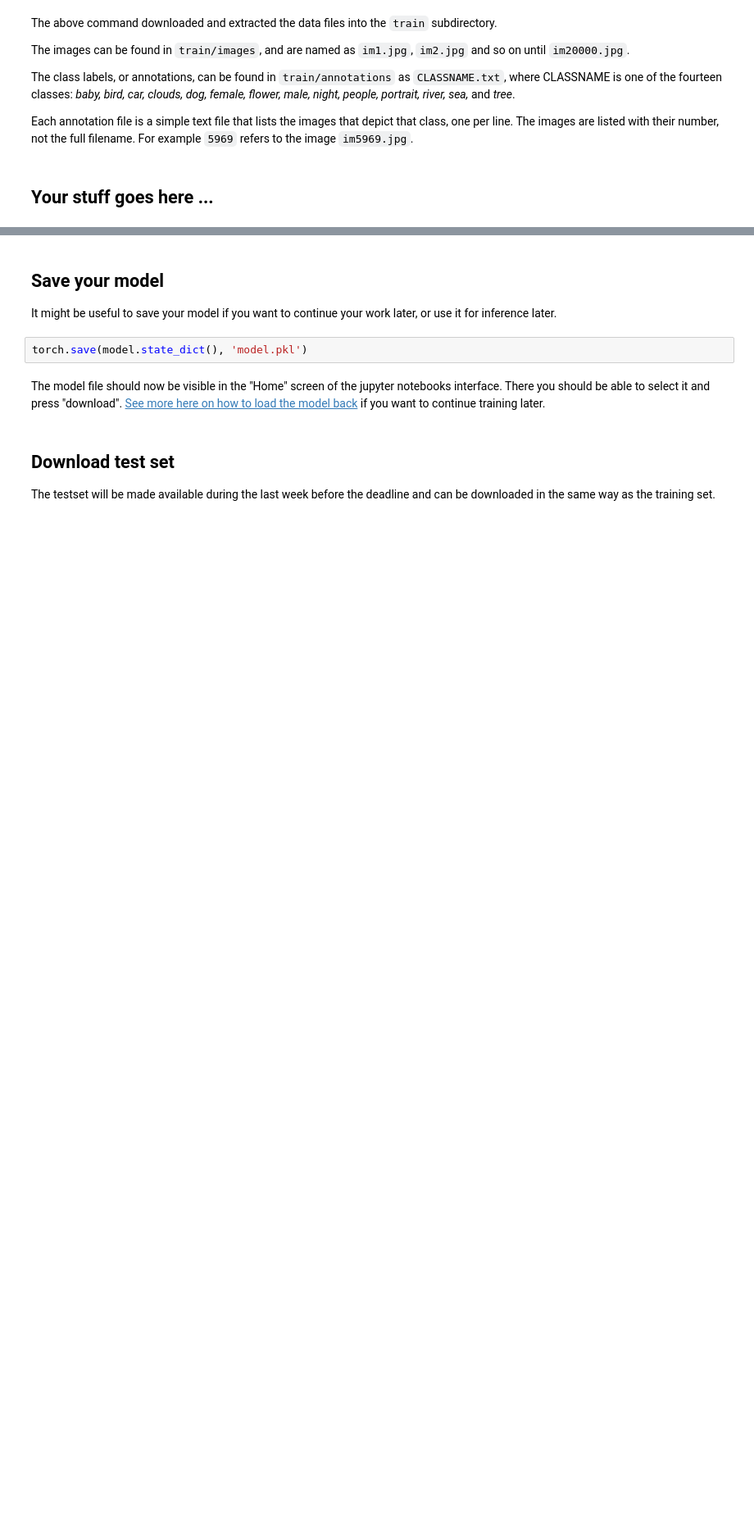
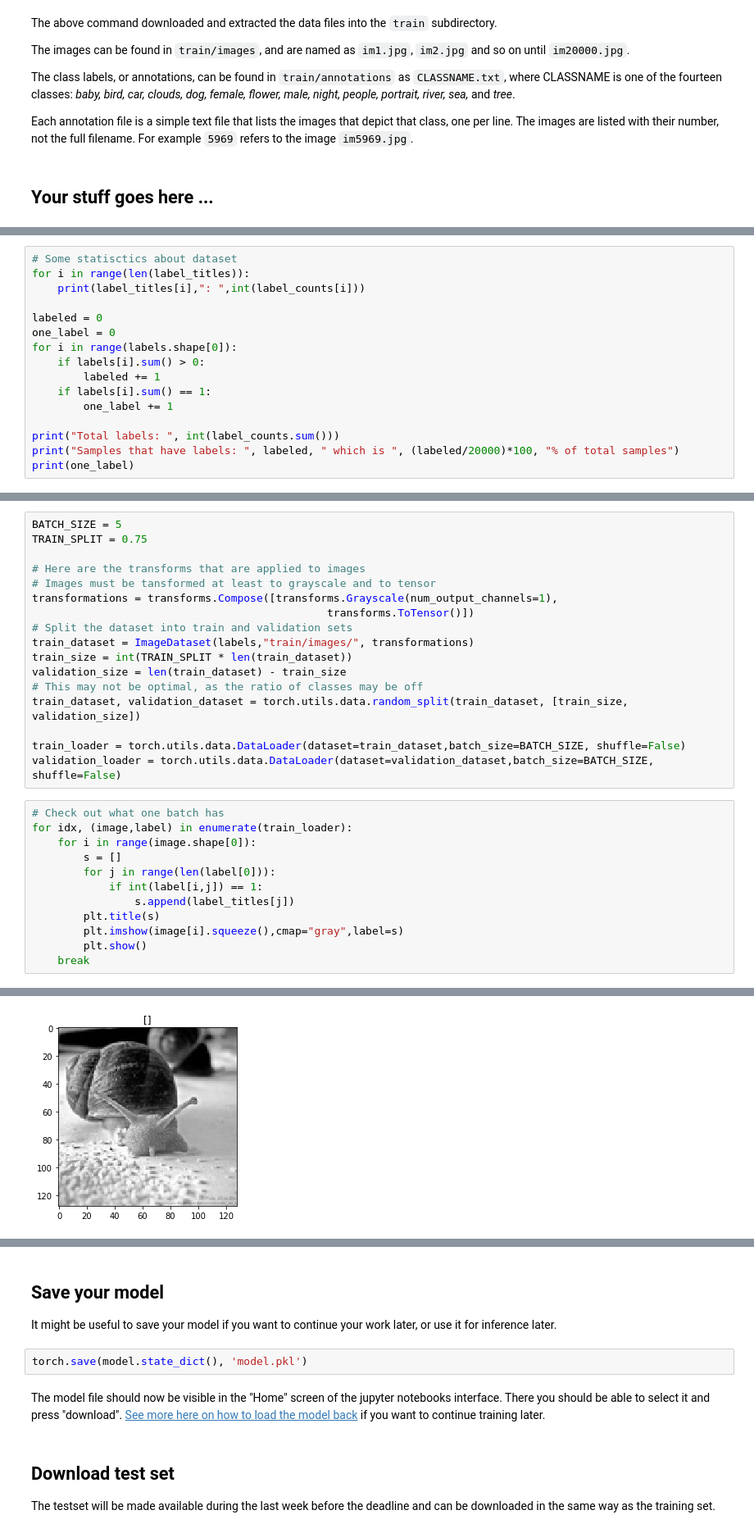
Before and after one commit to FeisEater/deePIE-project, a Jupyter notebook: image_project.ipynb, the cells around one changed output, grey strips where cells are left out. Shown at 82% size. Drawn from its saved outputs; the diff is of its cells as text; blank space fills up the shorter version.

Commit message:
Looking at the data and basic dataset creation implemented

```diff
--- a/image_project.ipynb
+++ b/image_project.ipynb
@@ -53,0 +86,16 @@ Each annotation file is a simple text file that lists the images that depict tha
+# %%
+# Some statisctics about dataset
+for i in range(len(label_titles)):
+    print(label_titles[i],": ",int(label_counts[i]))
+
+labeled = 0
+one_label = 0
+for i in range(labels.shape[0]):
+    if labels[i].sum() > 0:
+        labeled += 1
+    if labels[i].sum() == 1:
+        one_label += 1
+
+print("Total labels: ", int(label_counts.sum()))
+print("Samples that have labels: ", labeled, " which is ", (labeled/20000)*100, "% of total samples")
+print(one_label)
@@ -53,0 +140,30 @@ Each annotation file is a simple text file that lists the images that depict tha
+# %%
+BATCH_SIZE = 5
+TRAIN_SPLIT = 0.75
+
+# Here are the transforms that are applied to images
+# Images must be tansformed at least to grayscale and to tensor
+transformations = transforms.Compose([transforms.Grayscale(num_output_channels=1),
+                                              transforms.ToTensor()])
+# Split the dataset into train and validation sets
+train_dataset = ImageDataset(labels,"train/images/", transformations)
+train_size = int(TRAIN_SPLIT * len(train_dataset))
+validation_size = len(train_dataset) - train_size
+# This may not be optimal, as the ratio of classes may be off
+train_dataset, validation_dataset = torch.utils.data.random_split(train_dataset, [train_size, validation_size])
+
+train_loader = torch.utils.data.DataLoader(dataset=train_dataset,batch_size=BATCH_SIZE, shuffle=False)
+validation_loader = torch.utils.data.DataLoader(dataset=validation_dataset,batch_size=BATCH_SIZE, shuffle=False)
+# %%
+# Check out what one batch has
+for idx, (image,label) in enumerate(train_loader):
+    for i in range(image.shape[0]):
+        s = []
+        for j in range(len(label[0])):
+            if int(label[i,j]) == 1:
+                s.append(label_titles[j])
+        plt.title(s)
+        plt.imshow(image[i].squeeze(),cmap="gray",label=s)
+        plt.show()
+    break
+# %% [output]
@@ -53,0 +175 @@ Each annotation file is a simple text file that lists the images that depict tha
+[figure, added]
```
Also changed, not shown: parts of 9 cells of this notebook.
